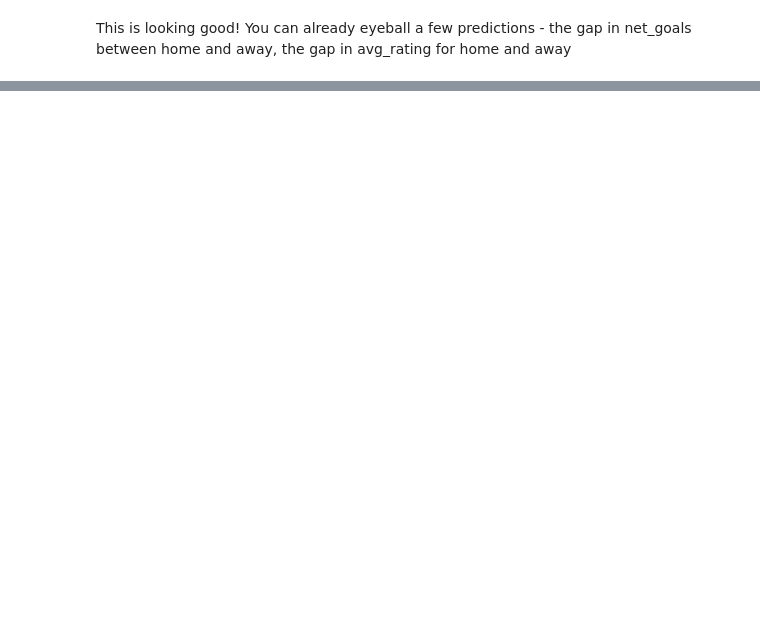
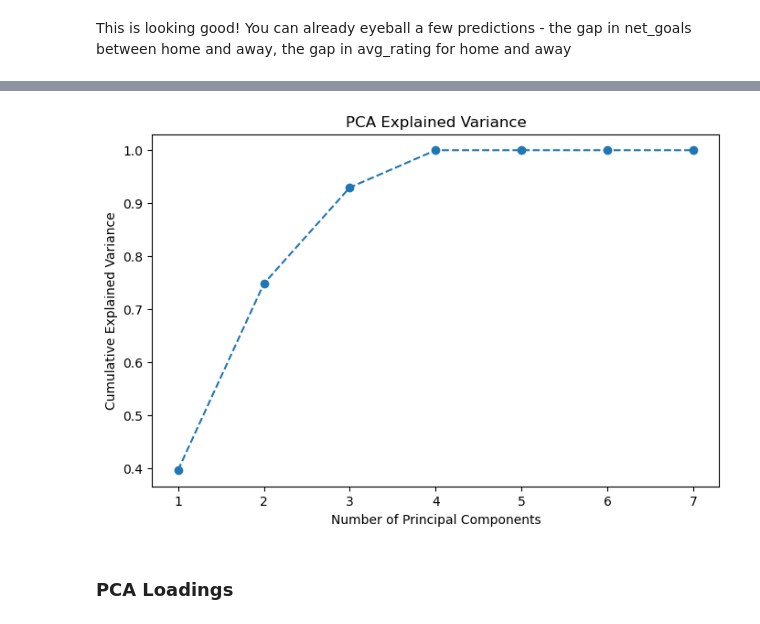
Before and after one commit to tjjdoherty/football-project-mvp, a Jupyter notebook: intro_clean_eda.ipynb, the cells around one changed output, grey strips where cells are left out. Cells and saved outputs as stored; diff of their text form; code cells hidden in the pictures; blank space fills up the shorter version.

Commit message:
completed PCA, Seabon heatmap

```diff
--- a/intro_clean_eda.ipynb
+++ b/intro_clean_eda.ipynb
@@ -1377,0 +1382,6 @@ prem['season'].isnull().sum()
+# %%
+# drop season column - for now
+prem = prem.drop('season', axis=1)
+
+# drop margin column - for now
+prem = prem.drop('Margin', axis=1)
@@ -1393,0 +1408,11 @@ This is looking good! You can already eyeball a few predictions - the gap in net
+# %%
+from sklearn.preprocessing import StandardScaler
+from sklearn.decomposition import PCA
+
+# Example: Select relevant columns for collinearity analysis
+features = ['home_avg_rating', 'away_avg_rating', 'home_net_goals', 'away_net_goals', 'p(Home)', 'p(Draw)', 'p(Away)']
+X = prem[features]  # Exclude the 'Result' column (that's the target variable)
+
+# Standardize the features
+scaler = StandardScaler()
+X_scaled = scaler.fit_transform(X)
@@ -1393,0 +1444,14 @@ This is looking good! You can already eyeball a few predictions - the gap in net
+# %%
+# Perform PCA
+pca = PCA(n_components=len(features))  # Use all components initially
+pca.fit(X_scaled)
+
+# Explained variance ratio
+explained_variance = pca.explained_variance_ratio_
+print("Explained Variance Ratio:", explained_variance)
+
+# Loadings (feature contributions to components)
+loadings = pd.DataFrame(pca.components_.T, columns=[f'PC{i+1}' for i in range(len(features))], index=features)
+
+# Display loadings
+print(loadings)
@@ -1393,0 +1469,14 @@ This is looking good! You can already eyeball a few predictions - the gap in net
+# %%
+# visualizing the PCA resultd
+
+# Cumulative explained variance
+plt.figure(figsize=(8, 5))
+plt.plot(range(1, len(features) + 1), explained_variance.cumsum(), marker='o', linestyle='--')
+plt.xlabel('Number of Principal Components')
+plt.ylabel('Cumulative Explained Variance')
+plt.title('PCA Explained Variance')
+plt.show()
+# %% [output]
+[figure, added]
+# %% [markdown]
+### PCA Loadings
```
Also changed, not shown: parts of 13 cells of this notebook.
